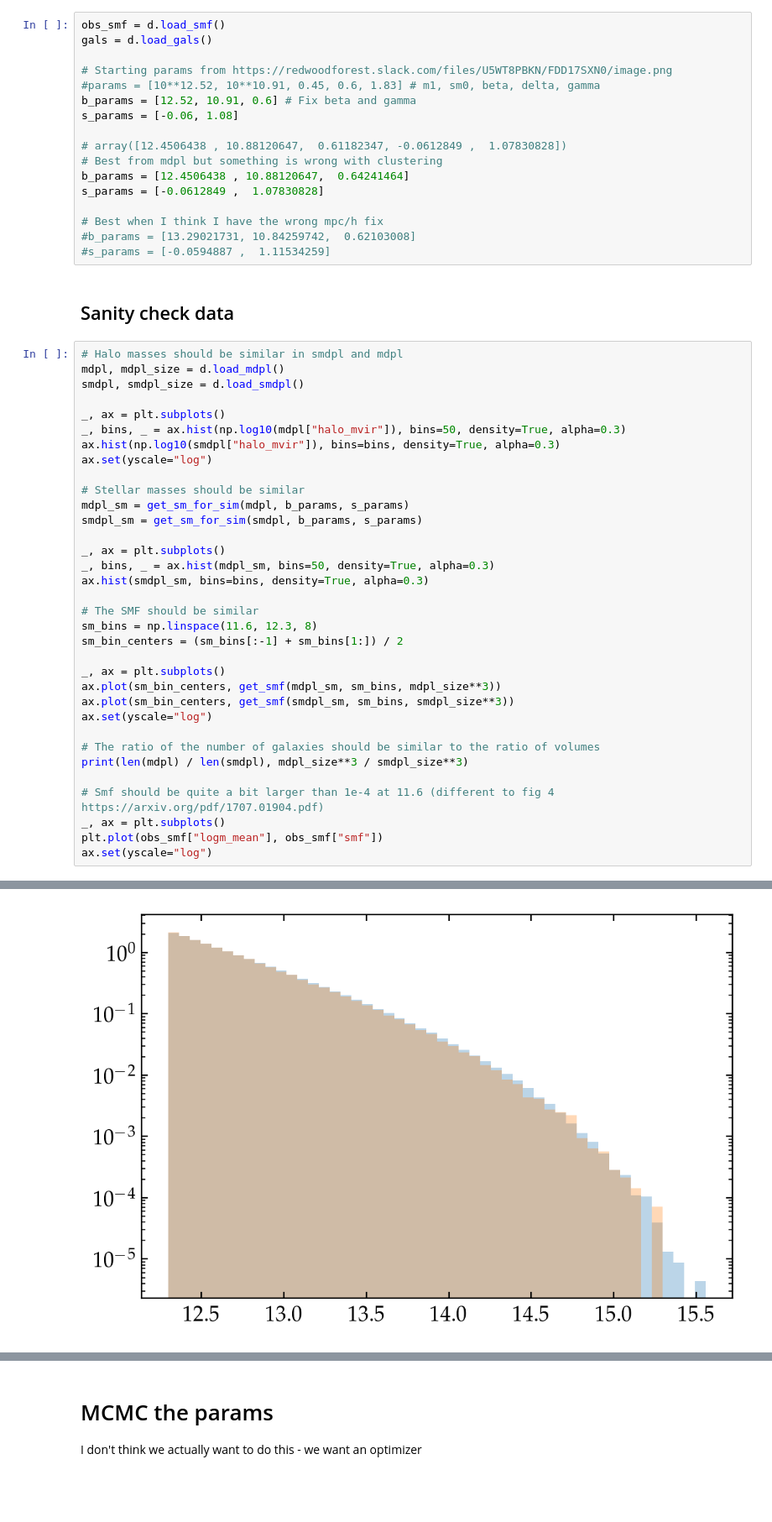
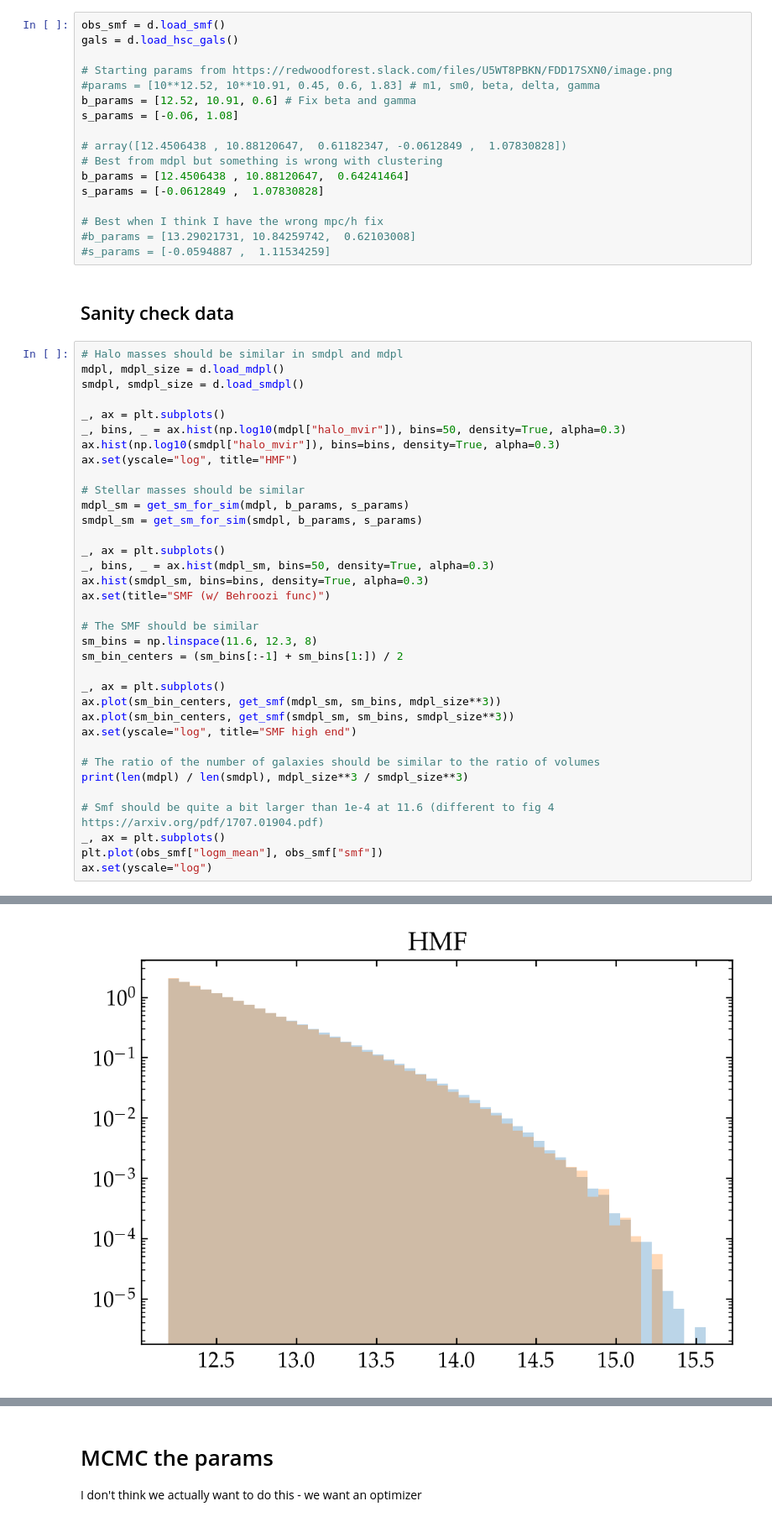
Before and after one commit to gsallabe/thesis_satellite_fraction, a Jupyter notebook: cb/main.ipynb, the cells around one changed output, grey strips where cells are left out. Shown: that part at 84% size. Drawn from its saved outputs; the diff is of its cells as text; blank space fills up the shorter version.

```diff
--- a/cb/main.ipynb
+++ b/cb/main.ipynb
@@ -66,7 +70,7 @@ plt.rcParams['mathtext.fontset'] = 'dejavuserif'
 sim_data, sim_size = d.load_mdpl()
 # %%
 obs_smf = d.load_smf()
-gals = d.load_gals()
+gals = d.load_hsc_gals()
 
 # Starting params from https://redwoodforest.slack.com/files/U5WT8PBKN/FDD17SXN0/image.png
 #params = [10**12.52, 10**10.91, 0.45, 0.6, 1.83] # m1, sm0, beta, delta, gamma
@@ -91,7 +95,7 @@ smdpl, smdpl_size = d.load_smdpl()
 _, ax = plt.subplots()
 _, bins, _ = ax.hist(np.log10(mdpl["halo_mvir"]), bins=50, density=True, alpha=0.3)
 ax.hist(np.log10(smdpl["halo_mvir"]), bins=bins, density=True, alpha=0.3)
-ax.set(yscale="log")
+ax.set(yscale="log", title="HMF")
 
 # Stellar masses should be similar
 mdpl_sm = get_sm_for_sim(mdpl, b_params, s_params)
@@ -100,6 +104,7 @@ smdpl_sm = get_sm_for_sim(smdpl, b_params, s_params)
 _, ax = plt.subplots()
 _, bins, _ = ax.hist(mdpl_sm, bins=50, density=True, alpha=0.3)
 ax.hist(smdpl_sm, bins=bins, density=True, alpha=0.3)
+ax.set(title="SMF (w/ Behroozi func)")
 
 # The SMF should be similar
 sm_bins = np.linspace(11.6, 12.3, 8)
@@ -108,7 +113,7 @@ sm_bin_centers = (sm_bins[:-1] + sm_bins[1:]) / 2
 _, ax = plt.subplots()
 ax.plot(sm_bin_centers, get_smf(mdpl_sm, sm_bins, mdpl_size**3))
 ax.plot(sm_bin_centers, get_smf(smdpl_sm, sm_bins, smdpl_size**3))
-ax.set(yscale="log")
+ax.set(yscale="log", title="SMF high end")
 
 # The ratio of the number of galaxies should be similar to the ratio of volumes
 print(len(mdpl) / len(smdpl), mdpl_size**3 / smdpl_size**3)
@@ -122,2 +127,2 @@ ax.set(yscale="log")
 [None]
-[figure, old version]
+[figure, new version]
```
Also changed, not shown: parts of 11 cells of this notebook, 3 other files.
